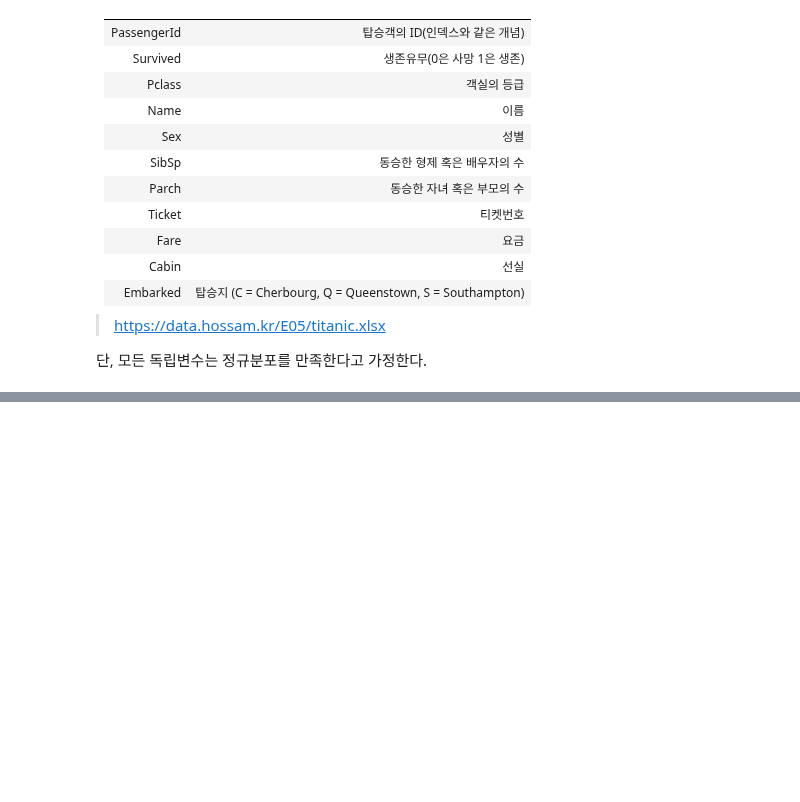
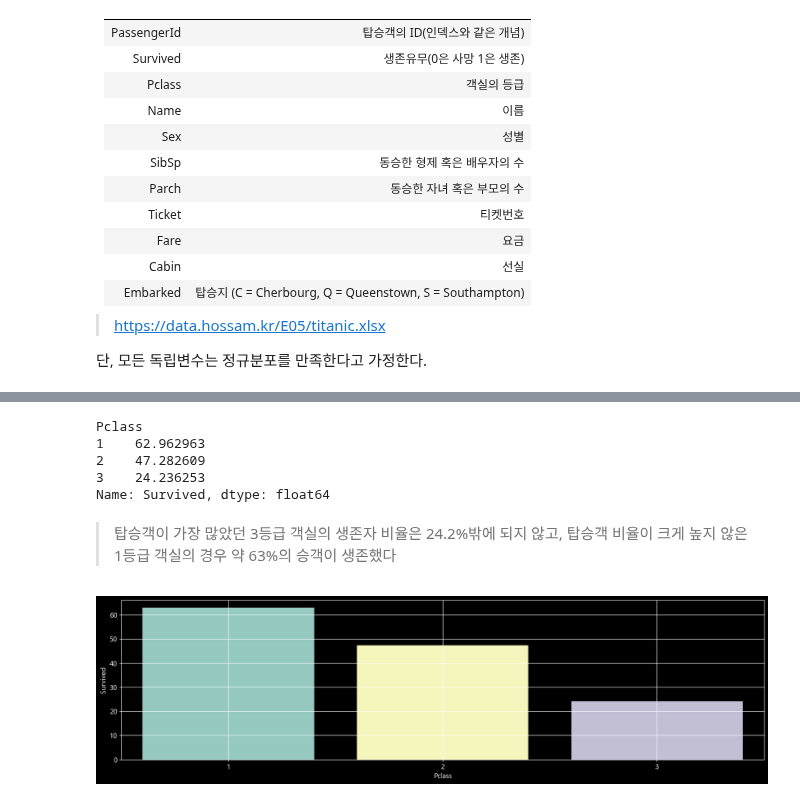
Before and after one commit to maker-lee/megait-data, a Jupyter notebook: E.확증적_데이터_분석/05.로지스틱 회귀/연습문제(1).ipynb, the cells around one changed output, grey strips where cells are left out. Cells and saved outputs as stored; diff of their text form; code cells hidden in the pictures; blank space fills up the shorter version.

```diff
--- a/E.확증적_데이터_분석/05.로지스틱 회귀/연습문제(1).ipynb
+++ b/E.확증적_데이터_분석/05.로지스틱 회귀/연습문제(1).ipynb
@@ -144,0 +393,5 @@ df1.head()
+# %%
+# 각 선실별 생존자 확인
+# 각 선실별 탑승객 수
+pclass_total_df = eda_df.filter(['Pclass', 'Survived']).groupby('Pclass').count()
+pclass_total_df
@@ -144,0 +404,4 @@ df1.head()
+# %%
+# 각 선실별 생존자 수
+pclass_surv_df = eda_df.filter(['Pclass', 'Survived']).query('Survived==1').groupby('Pclass').count()
+pclass_surv_df
@@ -144,0 +414,23 @@ df1.head()
+# %%
+# 각 선실별 생존자 비율
+ratio = (pclass_surv_df['Survived'] / pclass_total_df['Survived']) * 100
+ratio
+# %% [output]
+Pclass
+1    62.962963
+2    47.282609
+3    24.236253
+Name: Survived, dtype: float64
+# %% [markdown]
+> 탑승객이 가장 많았던 3등급 객실의 생존자 비율은 24.2%밖에 되지 않고, 탑승객 비율이 크게 높지 않은 1등급 객실의 경우 약 63%의 승객이 생존했다
+# %%
+# 각 선실별 생존자 비율 시각화
+
+plt.figure()
+sb.barplot(x=ratio.index, y=ratio)
+plt.grid()
+plt.ylabel('Survived')
+plt.show()
+plt.close()
+# %% [output]
+[figure, added]
```
Also changed, not shown: parts of 73 cells of this notebook, 2 other files.
